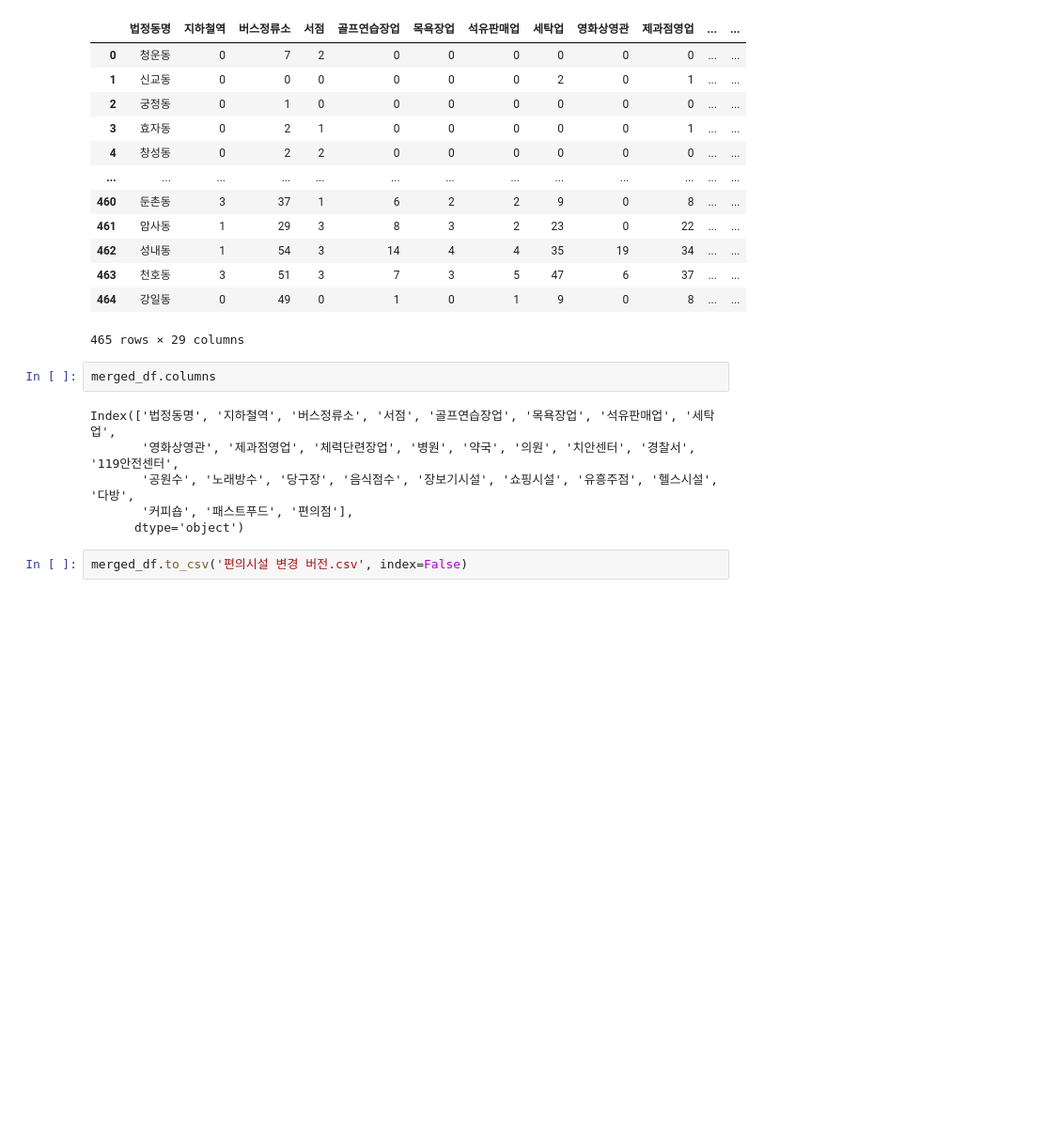
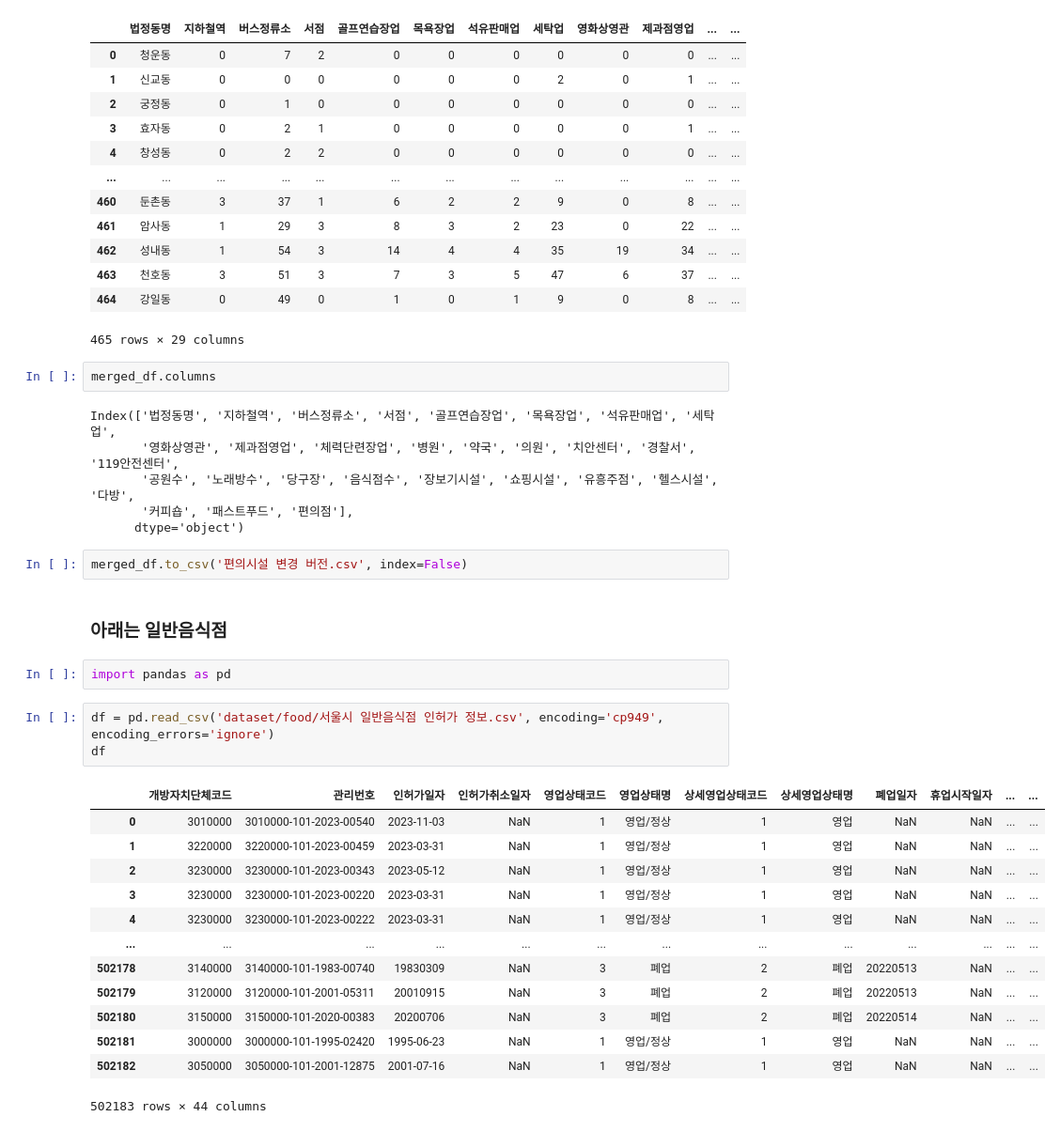
Before and after one commit to naedonnaelife/naedonnaesan, a Jupyter notebook: Clustering/food전처리.ipynb, the cells around one changed output. Shown: that part at 94% size. Drawn from its saved outputs; the diff is of its cells as text; blank space fills up the shorter version.

```diff
--- a/Clustering/food전처리.ipynb
+++ b/Clustering/food전처리.ipynb
@@ -248,3 +248,24 @@ Index(['법정동명', '지하철역', '버스정류소', '서점', '골프연
       dtype='object')
 # %%
 merged_df.to_csv('편의시설 변경 버전.csv', index=False)
+# %% [markdown]
+### 아래는 일반음식점
+# %%
+import pandas as pd
+# %%
+df = pd.read_csv('dataset/food/서울시 일반음식점 인허가 정보.csv', encoding='cp949', encoding_errors='ignore')
+df
+# %% [output]
+|  | 개방자치단체코드 | 관리번호 | 인허가일자 | 인허가취소일자 | 영업상태코드 | 영업상태명 | 상세영업상태코드 | 상세영업상태명 | 폐업일자 | 휴업시작일자 | ... | ... |
+| 0 | 3010000 | 3010000-101-2023-00540 | 2023-11-03 | NaN | 1 | 영업/정상 | 1 | 영업 | NaN | NaN | ... | ... |
+| 1 | 3220000 | 3220000-101-2023-00459 | 2023-03-31 | NaN | 1 | 영업/정상 | 1 | 영업 | NaN | NaN | ... | ... |
+| 2 | 3230000 | 3230000-101-2023-00343 | 2023-05-12 | NaN | 1 | 영업/정상 | 1 | 영업 | NaN | NaN | ... | ... |
+| 3 | 3230000 | 3230000-101-2023-00220 | 2023-03-31 | NaN | 1 | 영업/정상 | 1 | 영업 | NaN | NaN | ... | ... |
+| 4 | 3230000 | 3230000-101-2023-00222 | 2023-03-31 | NaN | 1 | 영업/정상 | 1 | 영업 | NaN | NaN | ... | ... |
+| ... | ... | ... | ... | ... | ... | ... | ... | ... | ... | ... | ... | ... |
+| 502178 | 3140000 | 3140000-101-1983-00740 | 19830309 | NaN | 3 | 폐업 | 2 | 폐업 | 20220513 | NaN | ... | ... |
+| 502179 | 3120000 | 3120000-101-2001-05311 | 20010915 | NaN | 3 | 폐업 | 2 | 폐업 | 20220513 | NaN | ... | ... |
+| 502180 | 3150000 | 3150000-101-2020-00383 | 20200706 | NaN | 3 | 폐업 | 2 | 폐업 | 20220514 | NaN | ... | ... |
+| 502181 | 3000000 | 3000000-101-1995-02420 | 1995-06-23 | NaN | 1 | 영업/정상 | 1 | 영업 | NaN | NaN | ... | ... |
+| 502182 | 3050000 | 3050000-101-2001-12875 | 2001-07-16 | NaN | 1 | 영업/정상 | 1 | 영업 | NaN | NaN | ... | ... |
+502183 rows × 44 columns
```
Also changed, not shown: parts of 18 cells of this notebook, 3 other files.
